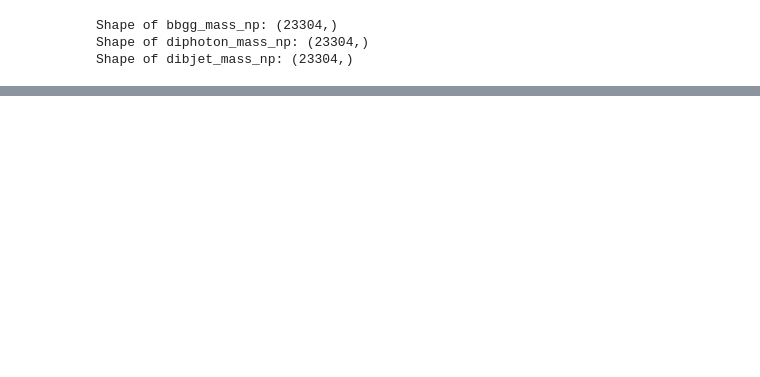
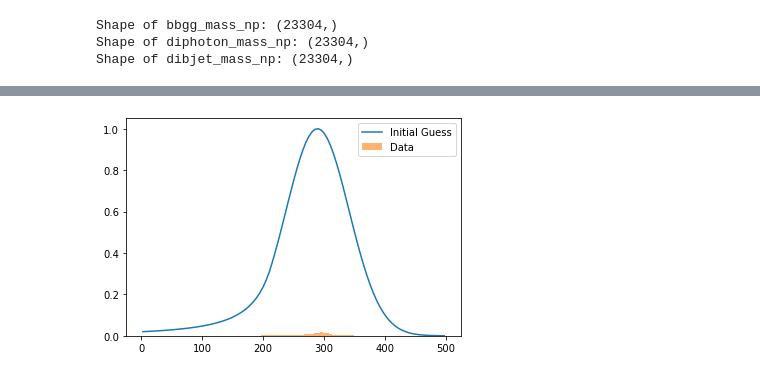
Before and after one commit to tiwariPC/hhbbgg_AwkwardAnalyzer, a Jupyter notebook: stats_study/notebook_signal_fitting/signal_mass_fitting .ipynb, the cells around one changed output, grey strips where cells are left out. Cells and saved outputs as stored; diff of their text form; code cells hidden in the pictures; blank space fills up the shorter version.

```diff
--- a/stats_study/signal_study/notebook_signal_fitting/mass_fitting .ipynb
+++ b/stats_study/notebook_signal_fitting/signal_mass_fitting .ipynb
@@ -892,0 +846,92 @@ ValueError: `x0` is infeasible.
+# %%
+import numpy as np
+import matplotlib.pyplot as plt
+from scipy.optimize import curve_fit
+import uproot
+import awkward as ak
+
+# Define the single-sided Crystal Ball function
+def crystal_ball(x, alpha, n, mu, sigma):
+    t = (x - mu) / sigma
+    result = np.piecewise(
+        t,
+        [t < -alpha, t >= -alpha],
+        [
+            lambda t: np.exp(-0.5 * alpha**2)
+            * ((n / abs(alpha)) ** n)
+            * ((n / abs(alpha) - abs(alpha) - t) ** -n),
+            lambda t: np.exp(-0.5 * t**2),
+        ],
+    )
+    return result
+
+# Define the fitting function
+def fit_crystal_ball(data, bins):
+    # Compute the histogram
+    hist, bin_edges = np.histogram(data, bins=bins, density=True)
+    bin_centers = (bin_edges[:-1] + bin_edges[1:]) / 2
+
+    # Initial parameter guesses: alpha, n, mu, sigma
+    initial_params = [1.5, 2.0, np.mean(data), np.std(data)]
+    print("Initial parameters (p0):", initial_params)
+
+    # Loosened bounds for parameters
+    bounds = (
+        [0.01, 0.5, np.min(data) - 10, 0.001],  # Lower bounds
+        [10.0, 15.0, np.max(data) + 10, 50.0],  # Upper bounds
+    )
+    print("Bounds:", bounds)
+
+    # Plot the initial guess
+    test_curve = crystal_ball(bin_centers, *initial_params)
+    plt.plot(bin_centers, test_curve, label="Initial Guess")
+    plt.hist(data, bins=bins, density=True, alpha=0.6, label="Data")
+    plt.legend()
+    plt.show()
+
+    # Fit the Crystal Ball function to the data
+    popt, _ = curve_fit(crystal_ball, bin_centers, hist, p0=initial_params, bounds=bounds, maxfev=10000)
+
+    return popt, bin_centers
+
+
+with uproot.open(file_path) as file:
+    tree = file[tree_name]
+    bbgg_mass = tree["Res_HHbbggCandidate_mass"].array(library="ak")  # bbgg_mass
+    dibjet_mass = tree["Res_dijet_mass"].array(library="ak")  # dibjet_mass
+
+# Convert extracted variables to NumPy arrays
+bbgg_mass_np = ak.to_numpy(bbgg_mass)
+dibjet_mass_np = ak.to_numpy(dibjet_mass)
+
+# Define the diphoton_mass variable (if not already defined)
+diphoton_mass_np = np.ones_like(bbgg_mass_np) * 125  # Replace with actual array if needed
+
+# Compute reduced_mass
+reduced_mass = bbgg_mass_np - (diphoton_mass_np - 125) - (dibjet_mass_np - 60)
+
+# Filter reduced_mass within a meaningful range, e.g., [0, 500]
+reduced_mass = reduced_mass[(reduced_mass >= 0) & (reduced_mass <= 500)]
+
+# Define histogram bins
+bins = np.linspace(0, 500, 100)
+
+# Fit the Crystal Ball function to reduced_mass
+params_cb, bin_centers = fit_crystal_ball(reduced_mass, bins)
+fitted_curve_cb = crystal_ball(bin_centers, *params_cb)
+
+# Plot the histogram and Crystal Ball fit
+plt.figure(figsize=(8, 6))
+plt.hist(reduced_mass, bins=bins, density=True, alpha=0.6, color="g", label="Reduced Mass Data")
+plt.plot(bin_centers, fitted_curve_cb, "b-", label="Crystal Ball Fit")
+plt.xlabel("Reduced Mass")
+plt.ylabel("Density")
+plt.title("Crystal Ball Fit to Reduced Mass (0 to 500 Range)")
+plt.legend()
+plt.show()
+
+# Print fitted parameters
+print(f"Fitted Crystal Ball Parameters:")
+print(f"alpha = {params_cb[0]:.3f}, n = {params_cb[1]:.3f}")
+print(f"mu = {params_cb[2]:.3f}, sigma = {params_cb[3]:.3f}")
+# %% [output]
@@ -892,0 +940 @@ ValueError: `x0` is infeasible.
+[figure, added]
```
Also changed, not shown: parts of 13 cells of this notebook.
